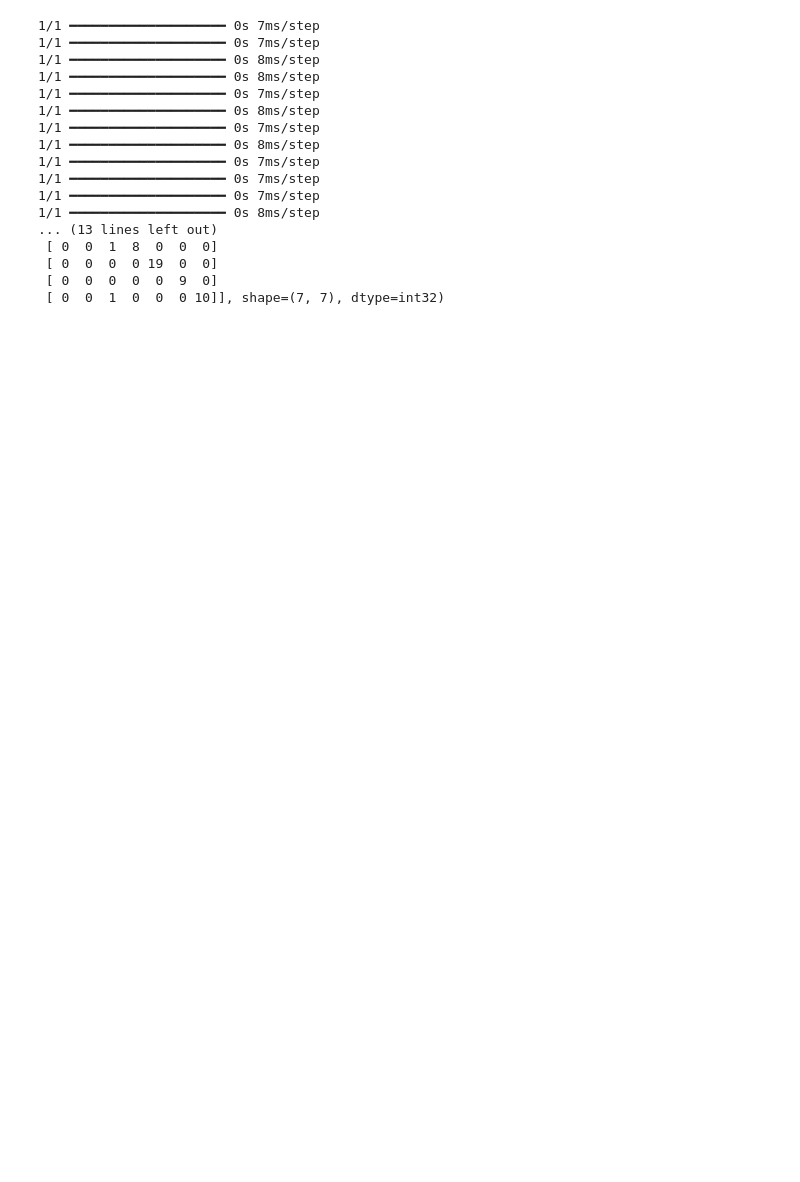
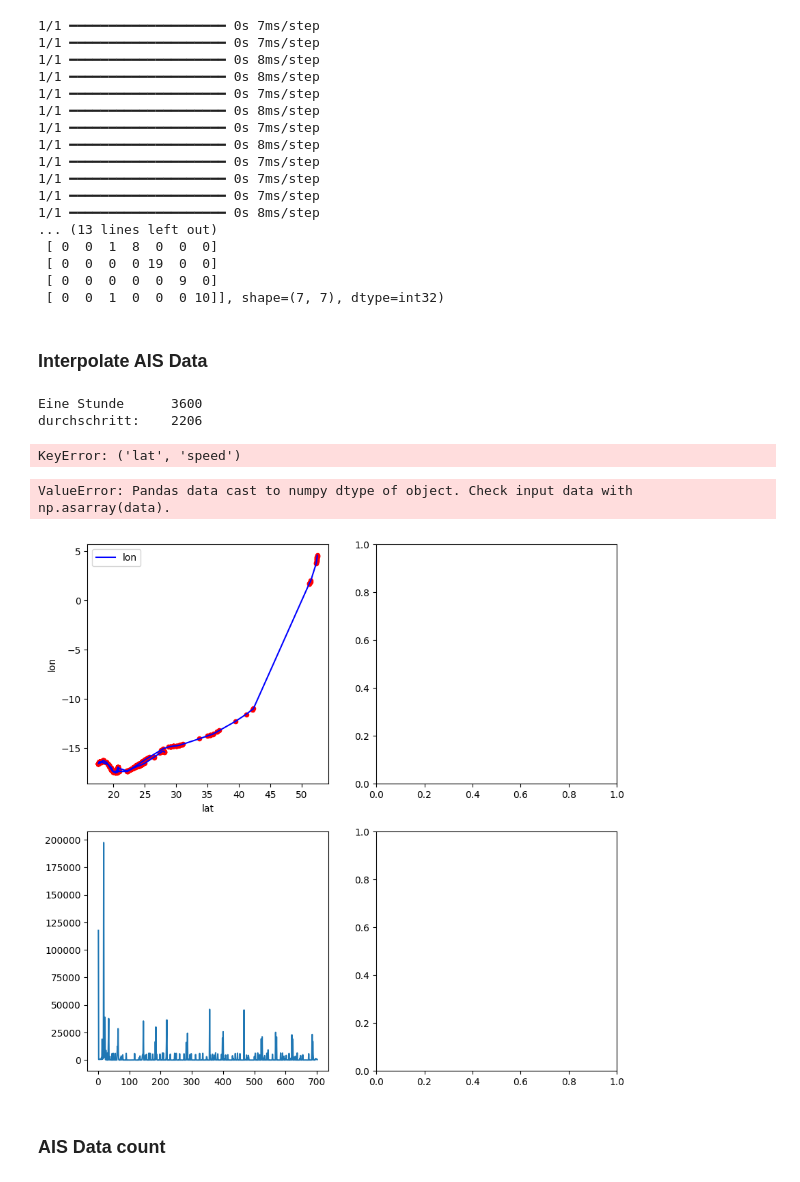
Before and after one commit to martin-gif/fishingNN, a Jupyter notebook: preprocessing.ipynb, the cells around one changed output. Drawn from its saved outputs; the diff is of its cells as text; code cells hidden in the pictures; blank space fills up the shorter version.

```diff
--- a/preprocessing.ipynb
+++ b/preprocessing.ipynb
@@ -102,3 +77,5 @@ pred = model.predict(x_test)
 print(pred)
 
 print(y)
+# %% [markdown]
+### Interpolate AIS Data
@@ -104,0 +88,40 @@ print(y)
+# %%
+def interpolat(newDelta: int=3600, data=None) -> TimeSeriesModel:
+    model = AutoReg(data, lags=10)
+    return model
+# %%
+
+df = pd.read_sql(
+    sql=f"""
+        SELECT *
+        from data
+        WHERE data.tripId = 1
+    """,
+    con=create_engine("sqlite:///data/data.db"),
+)
+# %%
+timdDelt = df["timestamp"]-df["timestamp"].shift(periods=1)
+timdDelt = timdDelt[:]
+print("Eine Stunde \t", 60*60)
+print("durchschritt: \t",int(timdDelt.mean().round()))
+print(df["lat","speed"])
+# %% [output]
+Eine Stunde      3600
+durchschritt:    2206
+KeyError: ('lat', 'speed')
+# %%
+fig, axs = plt.subplots(nrows=2,ncols=2, figsize=(10,10))
+
+# Without interpolation
+df.plot(ax=axs[0][0],x="lat", y="lon",kind="line", c="b")
+df.plot(ax=axs[0][0],x="lat", y="lon",kind="scatter", c="r")
+timdDelt.plot(ax=axs[1][0])
+
+# with Auto regression
+model = interpolat(data=df)
+print(model)
+# %% [output]
+ValueError: Pandas data cast to numpy dtype of object. Check input data with np.asarray(data).
+[figure, added]
+# %% [markdown]
+### AIS Data count
```
Also changed, not shown: parts of 8 cells of this notebook, 16 other files.
